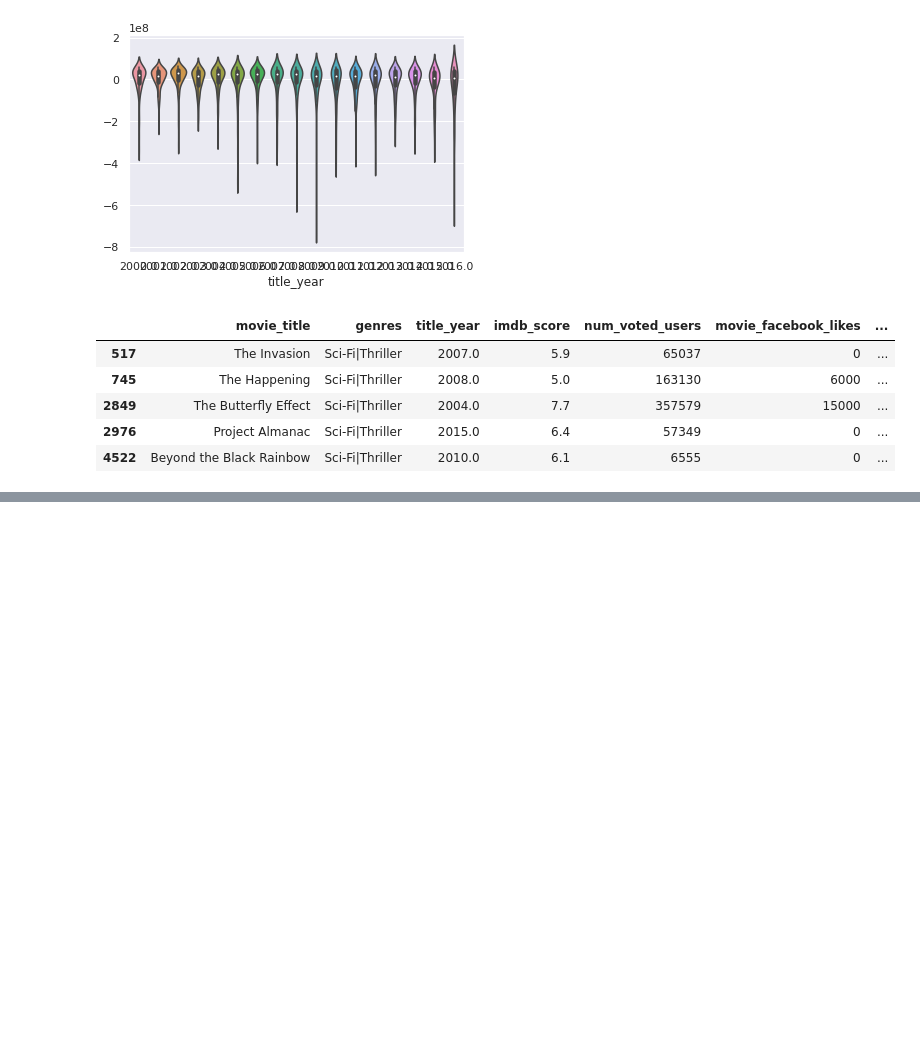
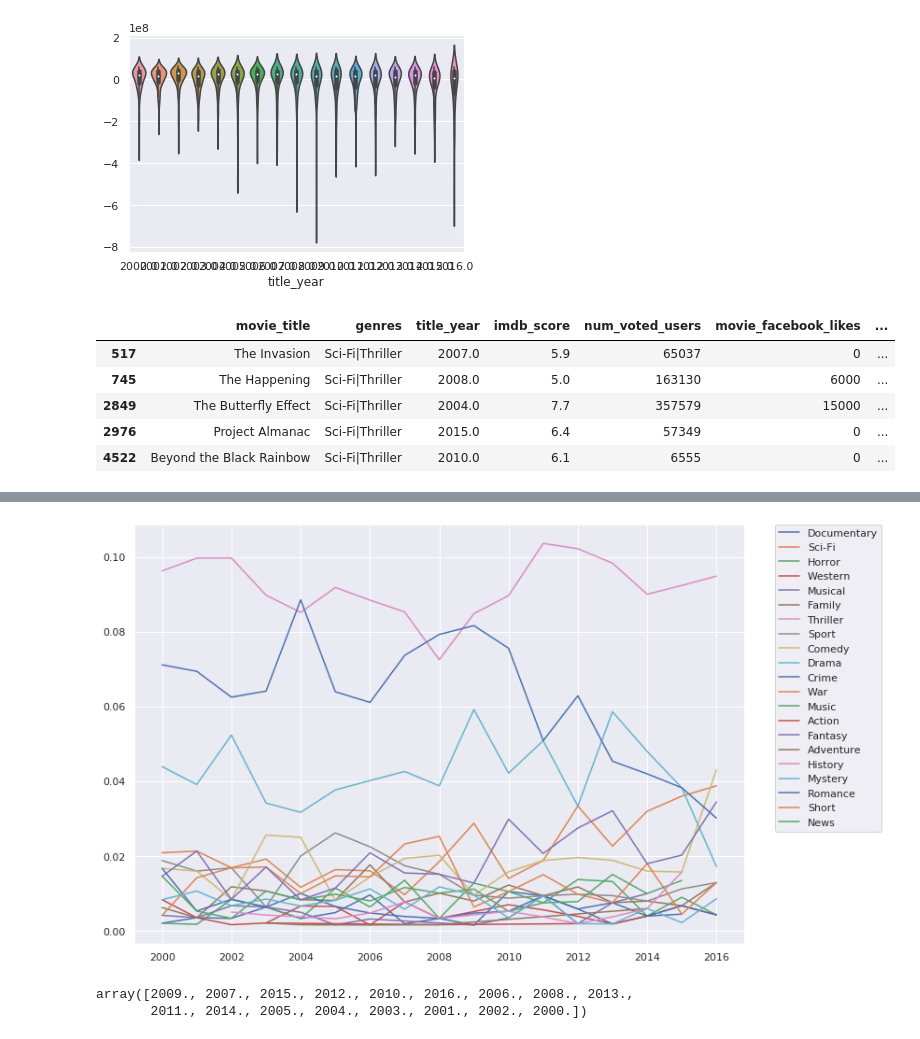
Before and after one commit to mookee233/final_tutorial, a Jupyter notebook: draft.ipynb, the cells around one changed output, grey strips where cells are left out. Drawn from its saved outputs; the diff is of its cells as text; code cells hidden in the pictures; blank space fills up the shorter version.

```diff
--- a/draft.ipynb
+++ b/draft.ipynb
@@ -311,0 +353,19 @@ for genre, years_cnt in genres_hash.items():
+# %%
+for genre, years_cnt in genres_hash.items():
+    years = list(years_cnt.keys())
+    counts = list(years_cnt.values())
+    ratio = []
+
+    for i in range(len(years)):
+        ratio.append(counts[i] / years_total[years[i]])
+
+    seaborn.set(rc={'figure.figsize':(11.7,8.27)})
+    ax = seaborn.lineplot(x=years, y=ratio, label=genre)
+    ax.legend(bbox_to_anchor=(1.05, 1), loc=2, borderaxespad=0.)
+# %% [output]
+[figure, added]
+# %%
+movies['title_year'].unique()
+# %% [output]
+array([2009., 2007., 2015., 2012., 2010., 2016., 2006., 2008., 2013.,
+       2011., 2014., 2005., 2004., 2003., 2001., 2002., 2000.])
```
Also changed, not shown: parts of 19 cells of this notebook, 1 other file.
